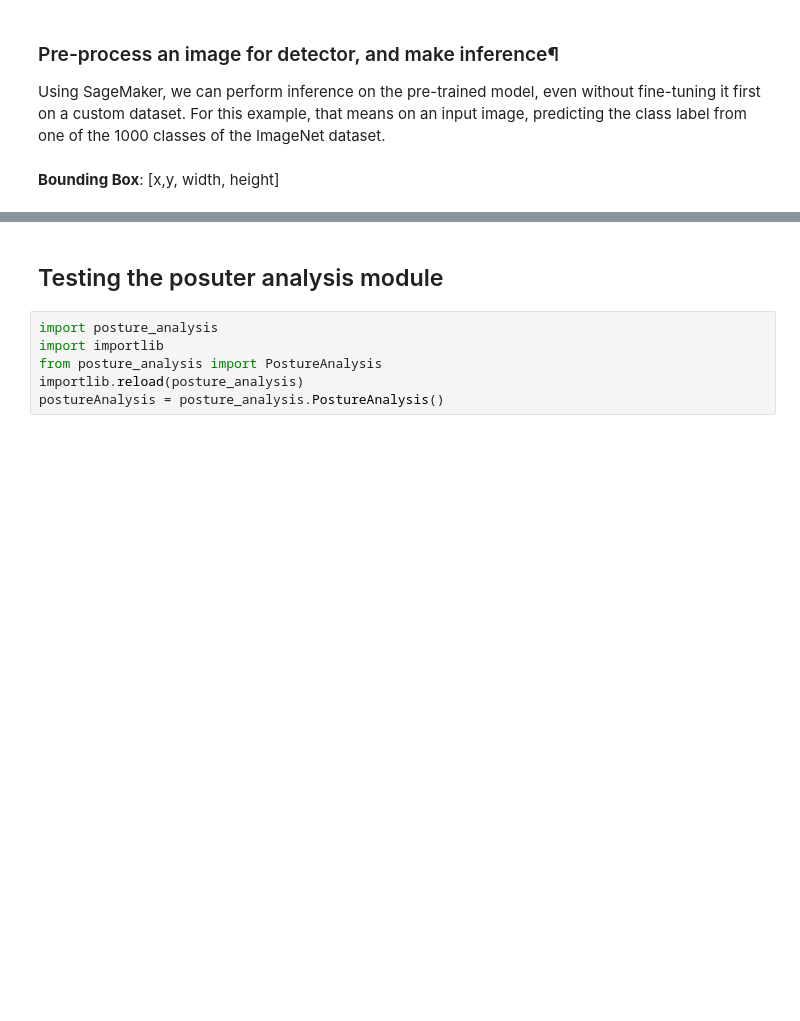
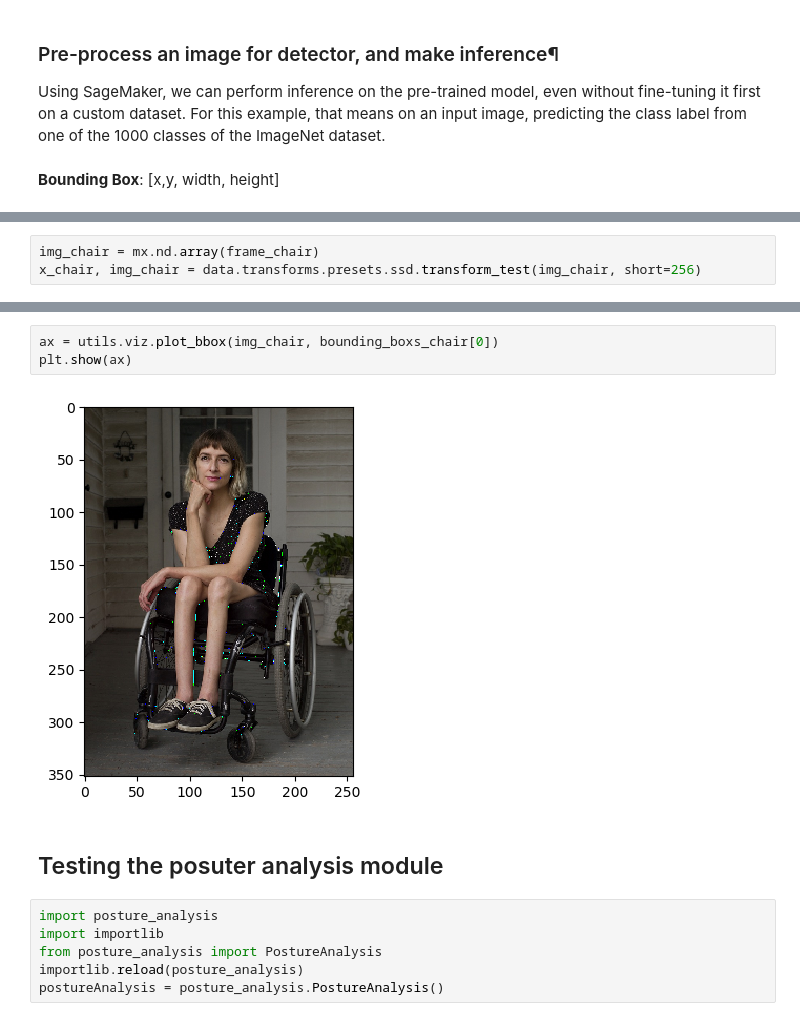
Before and after one commit to gozburak/yogi-robot-cv-sagemaker, a Jupyter notebook: posture_analysis_tester.ipynb, the cells around one changed output, grey strips where cells are left out. Cells and saved outputs as stored; diff of their text form; blank space fills up the shorter version.

```diff
--- a/posture_analysis_tester.ipynb
+++ b/posture_analysis_tester.ipynb
@@ -129,0 +150,3 @@ plt.show(ax)
+# %%
+img_chair = mx.nd.array(frame_chair)
+x_chair, img_chair = data.transforms.presets.ssd.transform_test(img_chair, short=256)
@@ -130,3 +157,8 @@ plt.show(ax)
+# %%
+ax = utils.viz.plot_bbox(img_chair, bounding_boxs_chair[0])
+plt.show(ax)
+# %% [output]
+[figure, added]
 # %% [markdown]
 ## Testing the posuter analysis module
 # %%
```
Also changed, not shown: parts of 9 cells of this notebook, 1 other file.
